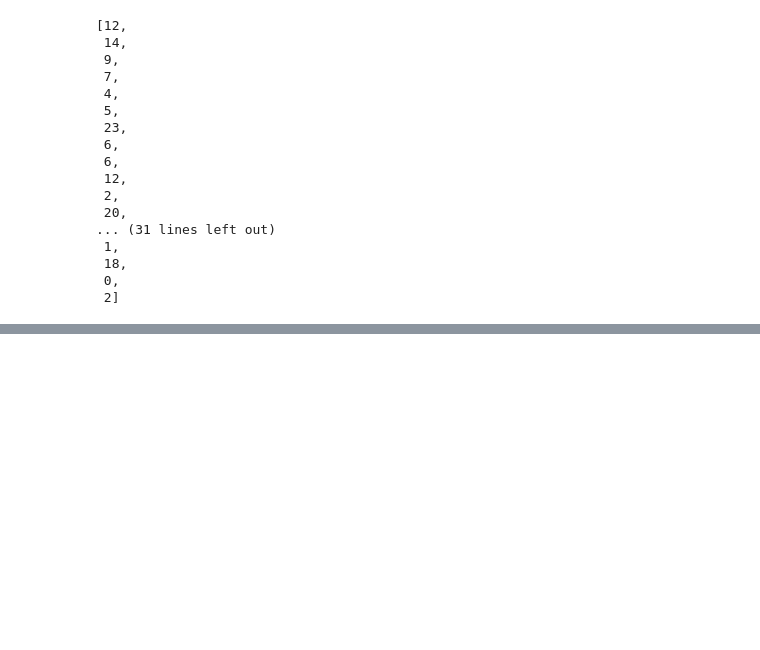
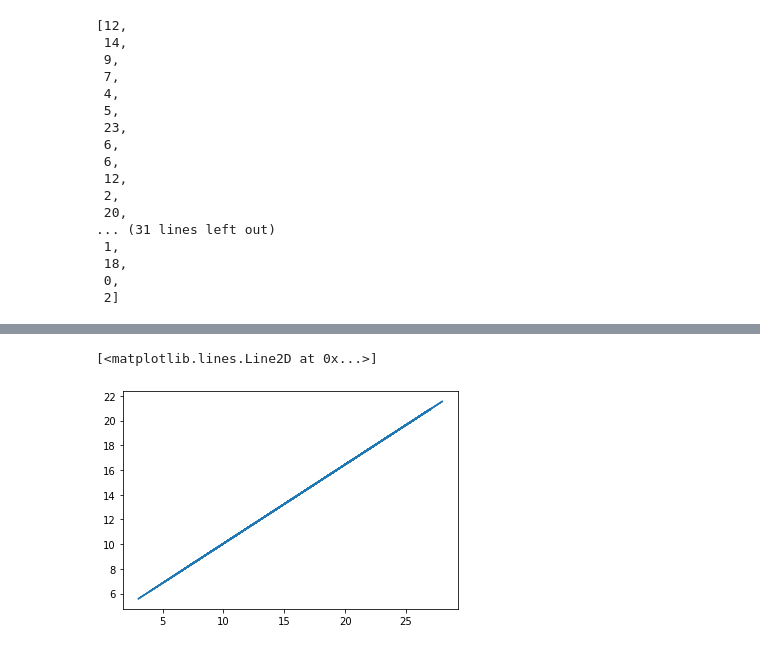
Before and after one commit to exalteded/DSPS_ejones, a Jupyter notebook: Extra_credit_Project/xp_system_.ipynb, the cells around one changed output, grey strips where cells are left out. Saved outputs shown, nothing was run; the diff lists cells and outputs as text; code cells hidden in the pictures; blank space fills up the shorter version.

```diff
--- a/Extra_credit_Project/xp_system_.ipynb
+++ b/Extra_credit_Project/xp_system_.ipynb
@@ -542,0 +576,2 @@ dfdroppedCelerity
+# %%
+regr = skl.linear_model.LinearRegression()
@@ -542,0 +582,5 @@ dfdroppedCelerity
+# %%
+pl.plot(months, regr.predict(np.atleast_2d(months).T), '-', label="sklearn LinearRegression()")
+# %% [output]
+[<matplotlib.lines.Line2D at 0x...>]
+[figure, added]
```
Also changed, not shown: parts of 13 cells of this notebook.
